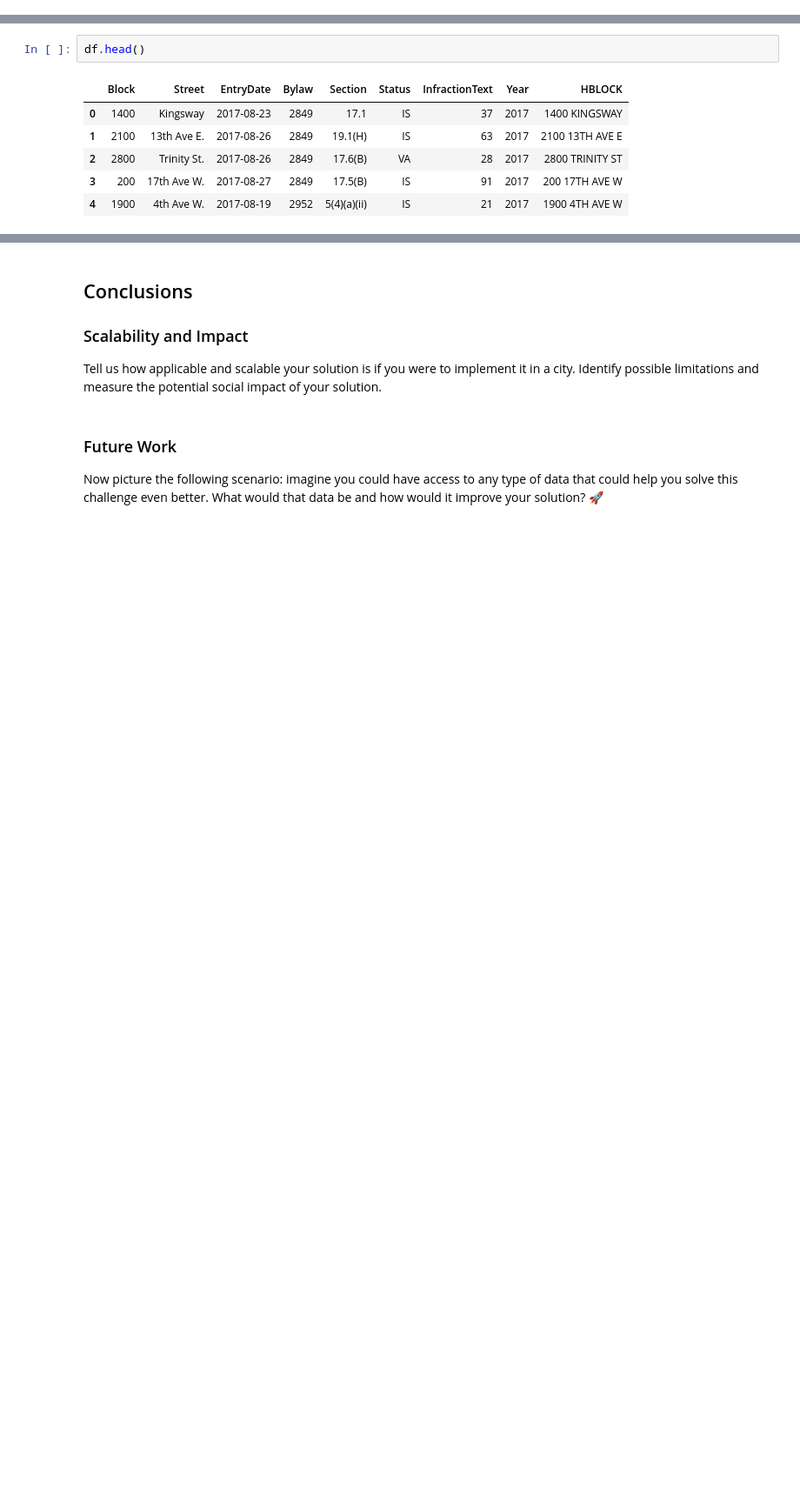
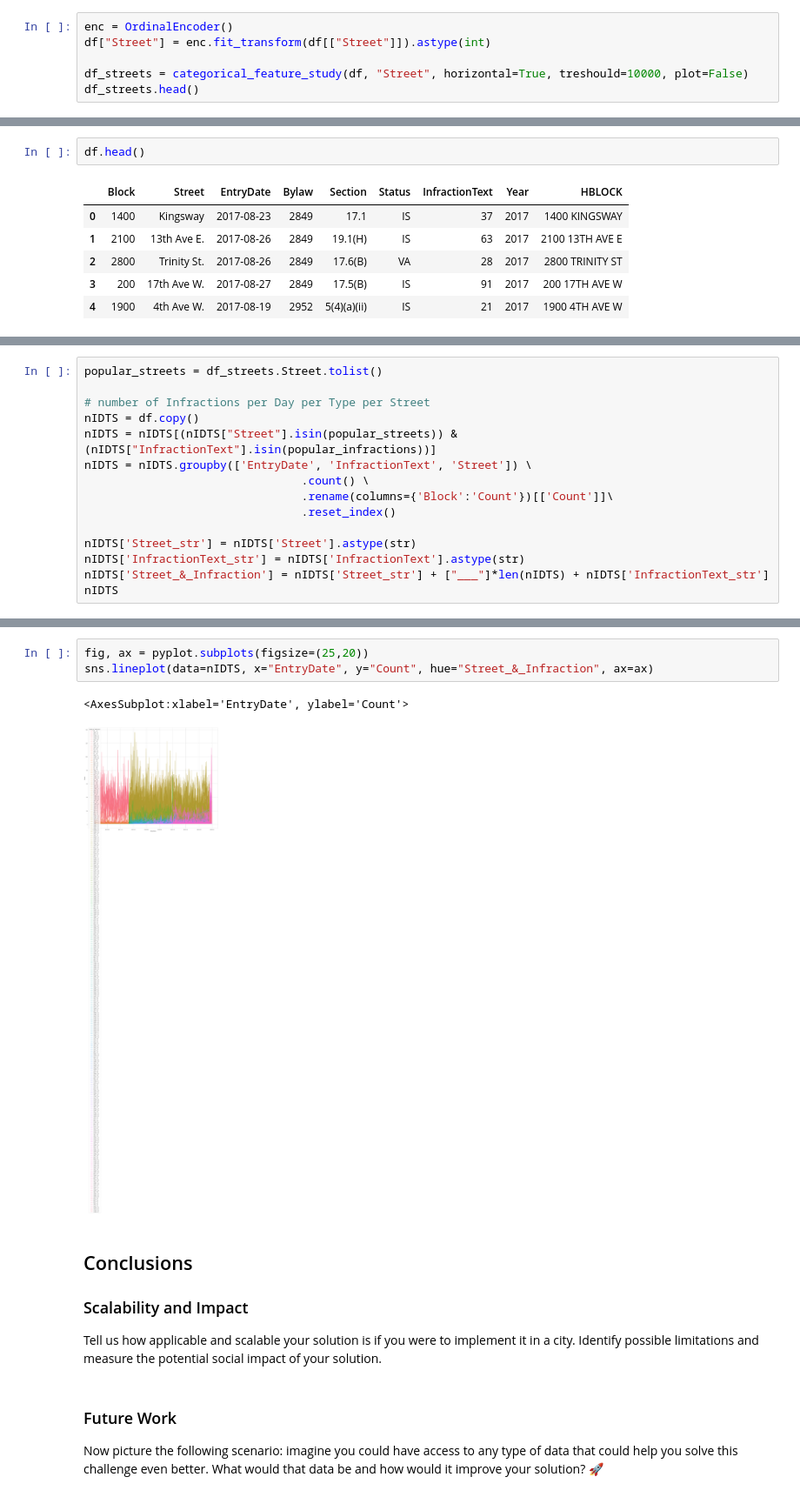
Before and after one commit to anafsa/ChildrenOfJupyter, a Jupyter notebook: Stage-2/Irregular Parking/Identification of patterns and prediction of irregular parking.ipynb, the cells around one changed output, grey strips where cells are left out. Shown at 87% size. Drawn from its saved outputs; the diff is of its cells as text; blank space fills up the shorter version.

```diff
--- a/Stage-2/Irregular Parking/Identification of patterns and prediction of irregular parking.ipynb
+++ b/Stage-2/Irregular Parking/Identification of patterns and prediction of irregular parking.ipynb
@@ -150,3 +160,9 @@ df_infraction.head()
 | 2 | 28 | 106396 |
 | 3 | 30 | 70446 |
 | 4 | 91 | 42980 |
+# %%
+enc = OrdinalEncoder()
+df["Street"] = enc.fit_transform(df[["Street"]]).astype(int)
+
+df_streets = categorical_feature_study(df, "Street", horizontal=True, treshould=10000, plot=False)
+df_streets.head()
@@ -221,0 +248,15 @@ sns.lineplot(data=nInfractionsPerDayPerType, x="EntryDate", y="Count", hue="Infr
+# %%
+popular_streets = df_streets.Street.tolist()
+
+# number of Infractions per Day per Type per Street
+nIDTS = df.copy()
+nIDTS = nIDTS[(nIDTS["Street"].isin(popular_streets)) & (nIDTS["InfractionText"].isin(popular_infractions))]
+nIDTS = nIDTS.groupby(['EntryDate', 'InfractionText', 'Street']) \
+                                .count() \
+                                .rename(columns={'Block':'Count'})[['Count']]\
+                                .reset_index()
+
+nIDTS['Street_str'] = nIDTS['Street'].astype(str)
+nIDTS['InfractionText_str'] = nIDTS['InfractionText'].astype(str)
+nIDTS['Street_&_Infraction'] = nIDTS['Street_str'] + ["___"]*len(nIDTS) + nIDTS['InfractionText_str']
+nIDTS
@@ -222,3 +277,9 @@ sns.lineplot(data=nInfractionsPerDayPerType, x="EntryDate", y="Count", hue="Infr
+# %%
+fig, ax = pyplot.subplots(figsize=(25,20))
+sns.lineplot(data=nIDTS, x="EntryDate", y="Count", hue="Street_&_Infraction", ax=ax)
+# %% [output]
+<AxesSubplot:xlabel='EntryDate', ylabel='Count'>
+[figure, added]
 # %% [markdown]
 ## Conclusions
 
```
Also changed, not shown: parts of 6 cells of this notebook.
